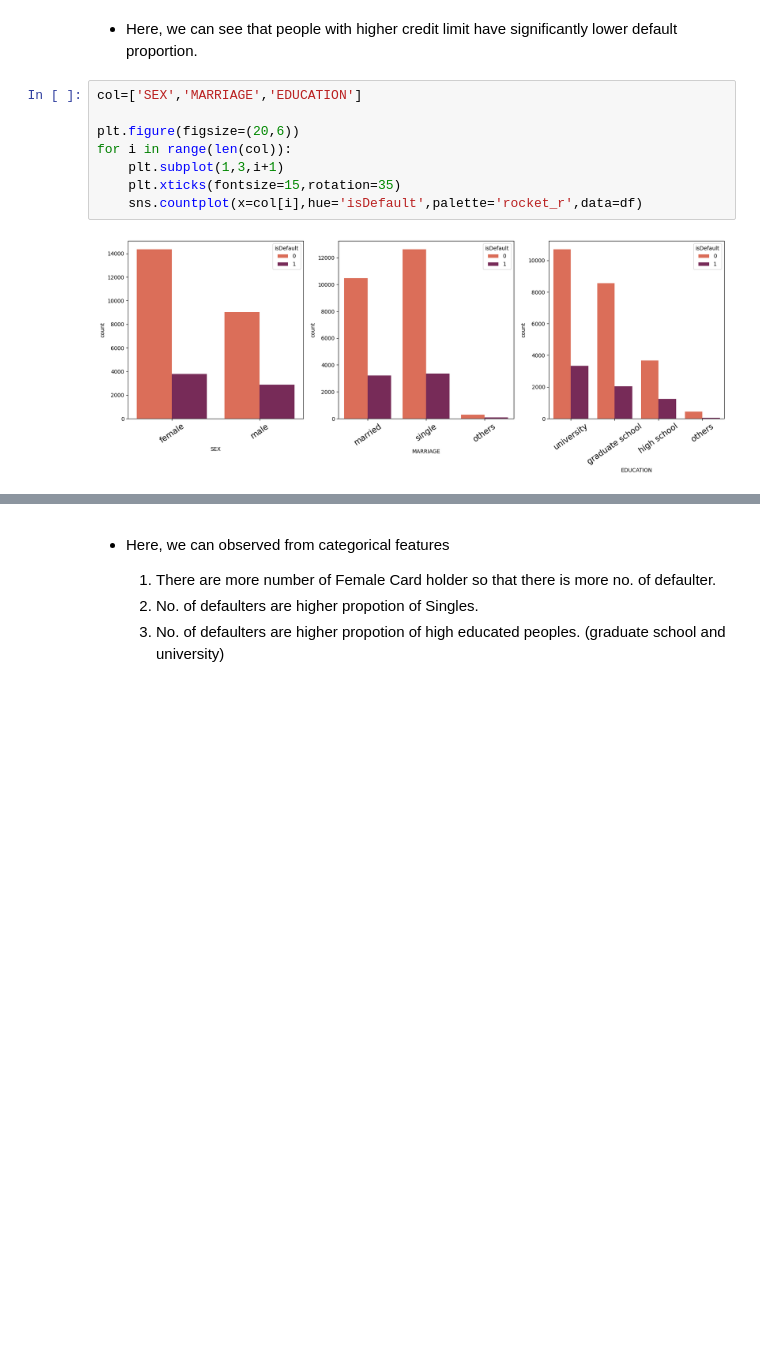
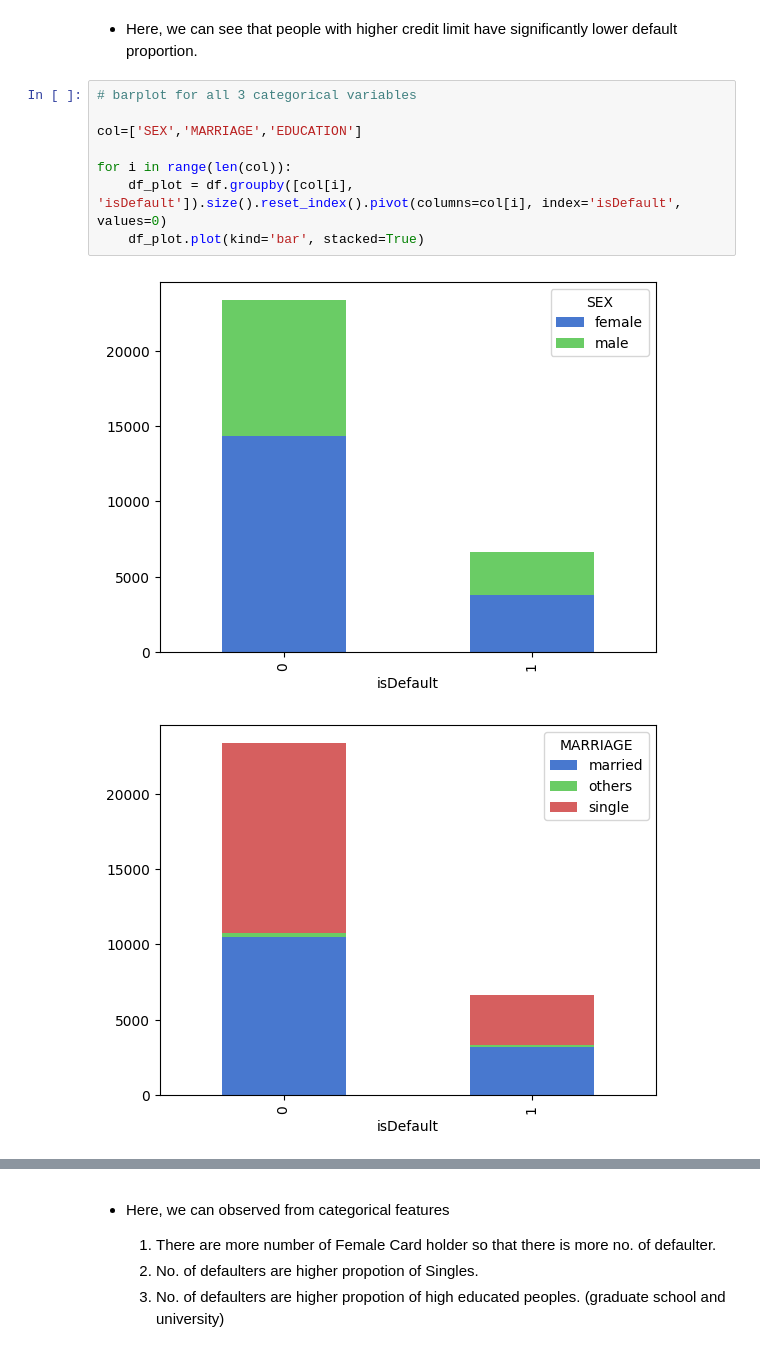
Before and after one commit to mansiPhoenix/Credit_card_default, a Jupyter notebook: Credit_Card_Default_Project.ipynb, the cells around one changed output, grey strips where cells are left out. Cells and saved outputs as stored; diff of their text form; blank space fills up the shorter version.

```diff
--- a/Credit_Card_Default_Project.ipynb
+++ b/Credit_Card_Default_Project.ipynb
@@ -288,12 +309,13 @@ sns.barplot(x=df['isDefault'],y=df['LIMIT_BAL'])
 # %% [markdown]
 - Here, we can see that people with higher credit limit have significantly lower default proportion.
 # %%
+# barplot for all 3 categorical variables
+
 col=['SEX','MARRIAGE','EDUCATION']
 
-plt.figure(figsize=(20,6))
 for i in range(len(col)):
-    plt.subplot(1,3,i+1)
-    plt.xticks(fontsize=15,rotation=35)
-    sns.countplot(x=col[i],hue='isDefault',palette='rocket_r',data=df)
+    df_plot = df.groupby([col[i], 'isDefault']).size().reset_index().pivot(columns=col[i], index='isDefault', values=0)
+    df_plot.plot(kind='bar', stacked=True)
 # %% [output]
-[figure, old version]
+[figure, new version]
+[figure, added]
```
Also changed, not shown: parts of 28 cells of this notebook, 3 other files.
